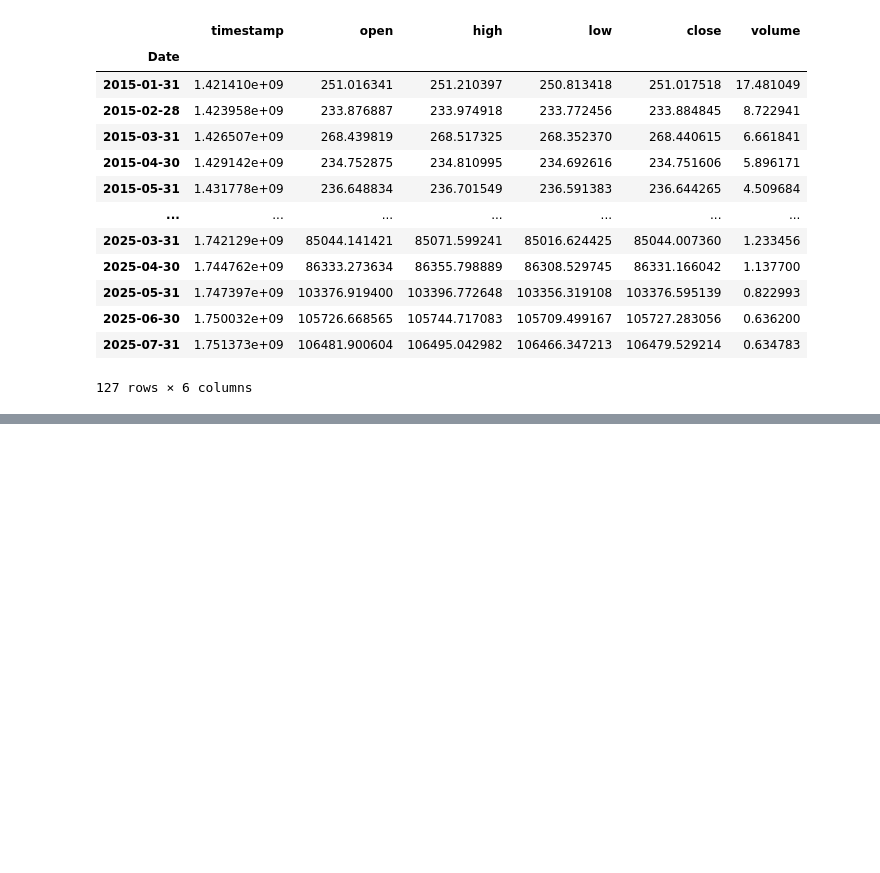
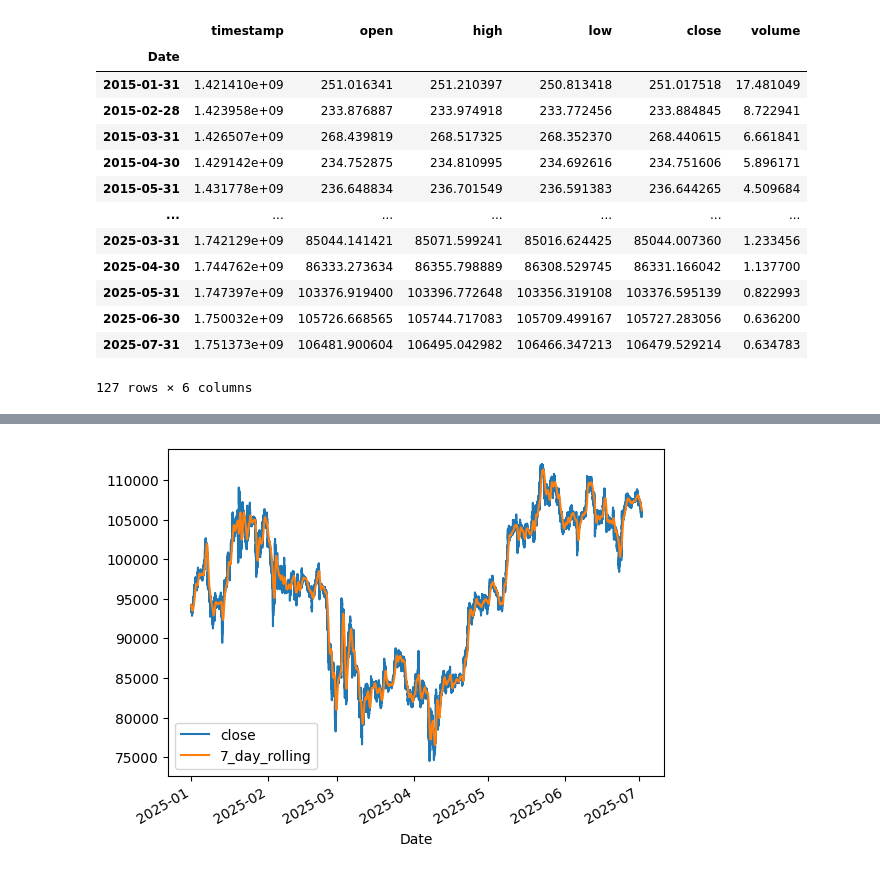
Before and after one commit to agakshita5/time-series-prac, a Jupyter notebook: ts-prac.ipynb, the cells around one changed output, grey strips where cells are left out. Drawn from its saved outputs; the diff is of its cells as text; code cells hidden in the pictures; blank space fills up the shorter version.

```diff
--- a/ts-prac.ipynb
+++ b/ts-prac.ipynb
@@ -109,6 +111,8 @@ df.resample('M').mean() # or Y, W
 | 2025-07-31 | 1.751373e+09 | 106481.900604 | 106495.042982 | 106466.347213 | 106479.529214 | 0.634783 |
 127 rows × 6 columns
 # %%
-# 7-day rolling average
-df['close']
+# 7-day rolling average (doing for 1000)
+df['7_day_rolling'] = df['close'].rolling(window = 1000).mean()
+df[['close', '7_day_rolling']].loc['2025'].plot()
+plt.show()
 # %% [output]
@@ -127,0 +119 @@ Name: close, Length: 5521289, dtype: float64
+[figure, added]
```
Also changed, not shown: parts of 5 cells of this notebook.
